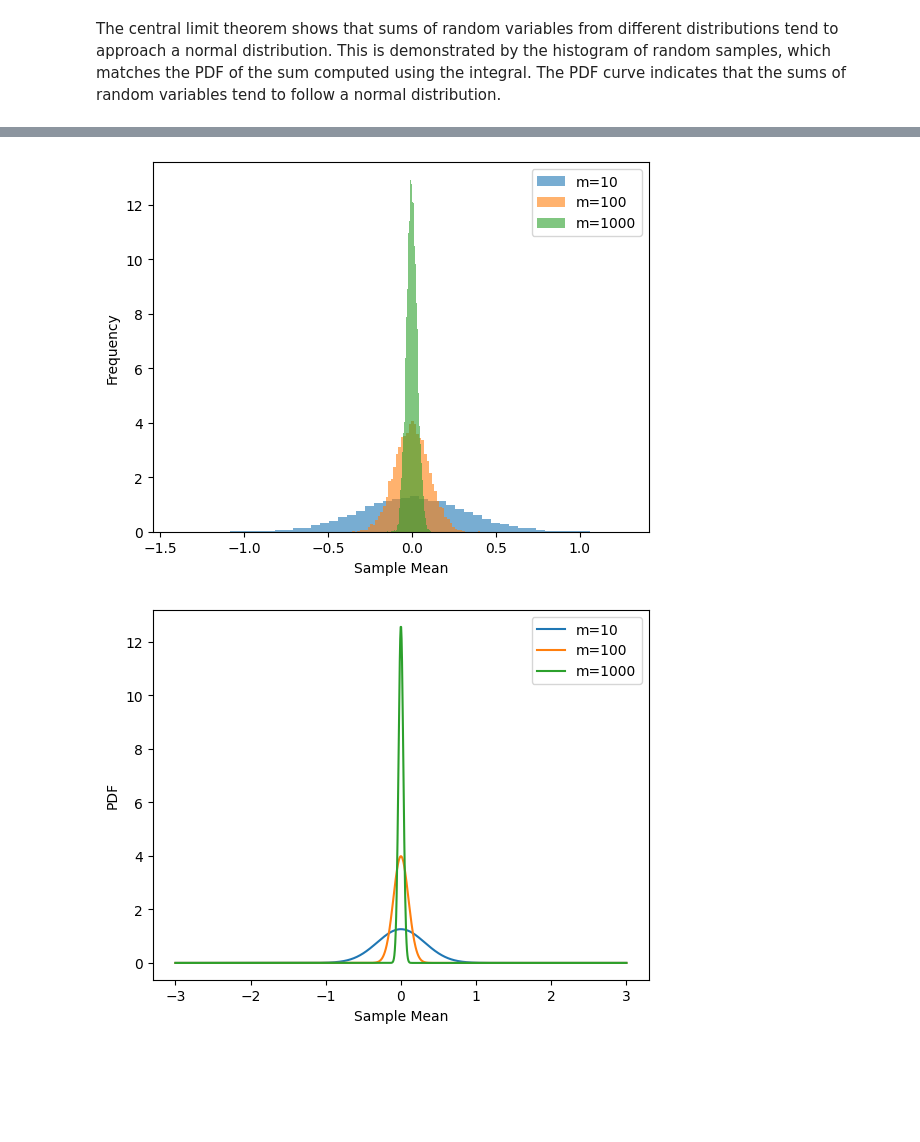
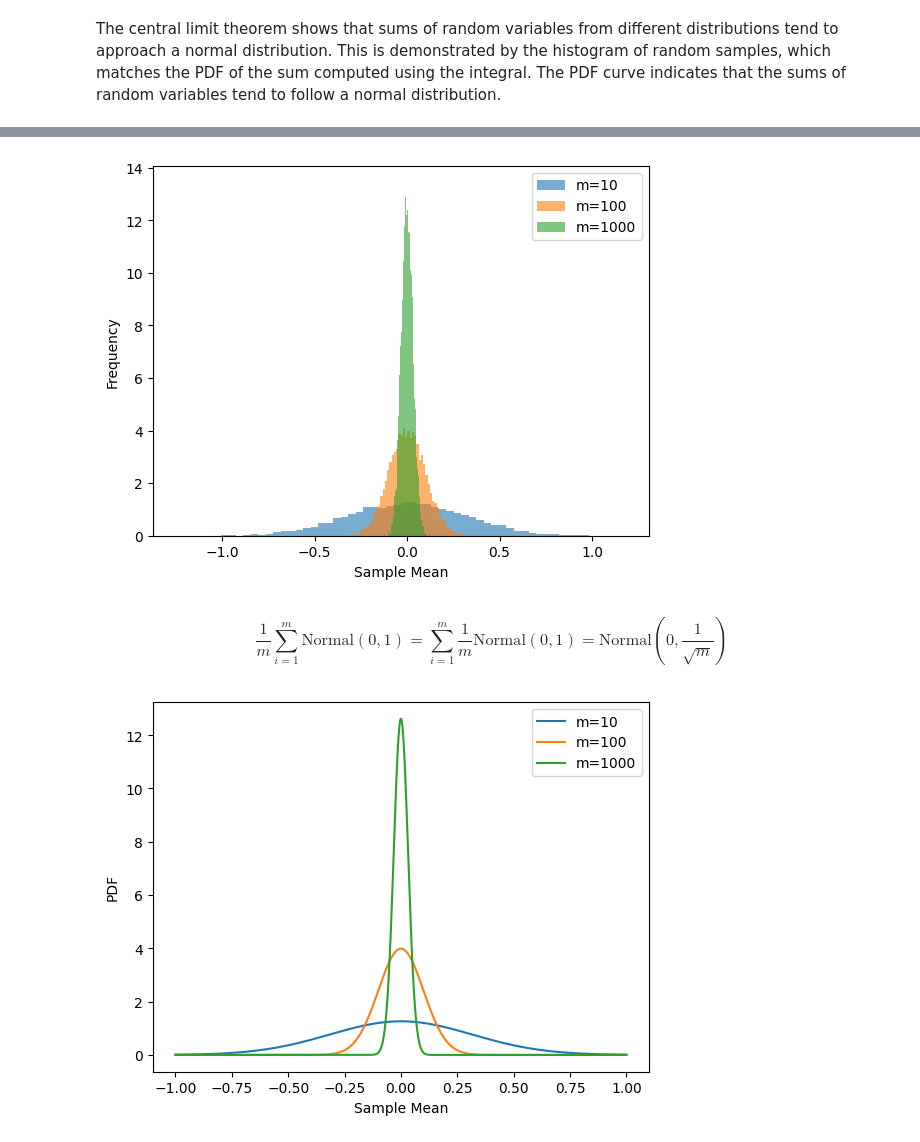
Before and after one commit to dibahk/Applied-Statistics, a Jupyter notebook: Assignment 2_ Diba Hadji Kazemi.ipynb, the cells around one changed output, grey strips where cells are left out. Saved outputs shown, nothing was run; the diff lists cells and outputs as text; code cells hidden in the pictures; blank space fills up the shorter version.

```diff
--- a/Assignment 2_ Diba Hadji Kazemi.ipynb
+++ b/Assignment 2_ Diba Hadji Kazemi.ipynb
@@ -153,62 +140,48 @@ plt.show()
 # %%
 def sample_mean(m, n):
-    # Generate n arrays, each containing m samples from the standard normal distribution
     samples = np.random.normal(0, 1, size=(n, m))
+    return np.mean(samples, axis=1)
 
-    # Calculate the sample mean for each array
-    sample_means = np.mean(samples, axis=1)
-
-    return sample_means
-
-# Set the parameters
 m_values = [10, 100, 1000]
 n = 10000
 
-# Generate sample means and plot histograms
+# Generating sample means and plot histograms
 for m in m_values:
     sample_means = sample_mean(m, n)
 
     # Create a histogram
-    plt.hist(sample_means, bins=50, density=True, alpha=0.6, label=f'm={m}')
+    plt.hist(sample_means, bins=60, density=True, alpha=0.6, label=f'm={m}')
 
-# Add labels and legend
 plt.xlabel('Sample Mean')
 plt.ylabel('Frequency')
 plt.legend()
 
-# Show the plot
 plt.show()
 # %% [output]
-[figure, old version]
+[figure, new version]
+# %% [markdown]
+$$
+\frac{1}{m} \sum_{i=1}^{m} \text{Normal}(0,1) = \sum_{i=1}^{m} \frac{1}{m} \text{Normal}(0,1) = \text{Normal}\left(0, \frac{1}{\sqrt{m}}\right)$$
 # %%
 class sample_mean_distribution:
     def __init__(self, m):
         self.m = m
 
     def pdf(self, x):
-        # Calculate the probability density function (PDF) for the sample mean
         standard_deviation = 1.0 / np.sqrt(self.m)
-        return stats.statsnorm.pdf(x, loc=0, scale=standard_deviation)
-
-# Values of m for the three instances
-m_values = [10, 100, 1000]
-
-# Create objects and plot their PDFs
-x = np.linspace(-3, 3, 1000)  # Range of x values for the PDF
-
-for m in m_values:
+        return stats.norm.pdf(x, loc=0, scale=standard_deviation)
+m_val = [10, 100, 1000]
+x = np.linspace(-1, 1, 1000)
+for m in m_val:
     distribution = sample_mean_distribution(m)
     pdf_values = distribution.pdf(x)
 
-    # Plot the PDF
     plt.plot(x, pdf_values, label=f'm={m}')
 
-# Add labels and legend
 plt.xlabel('Sample Mean')
 plt.ylabel('PDF')
 plt.legend()
 
-# Show the plot
 plt.show()
 # %% [output]
-[figure, old version]
+[figure, new version]
```
Also changed, not shown: parts of 10 cells of this notebook.
